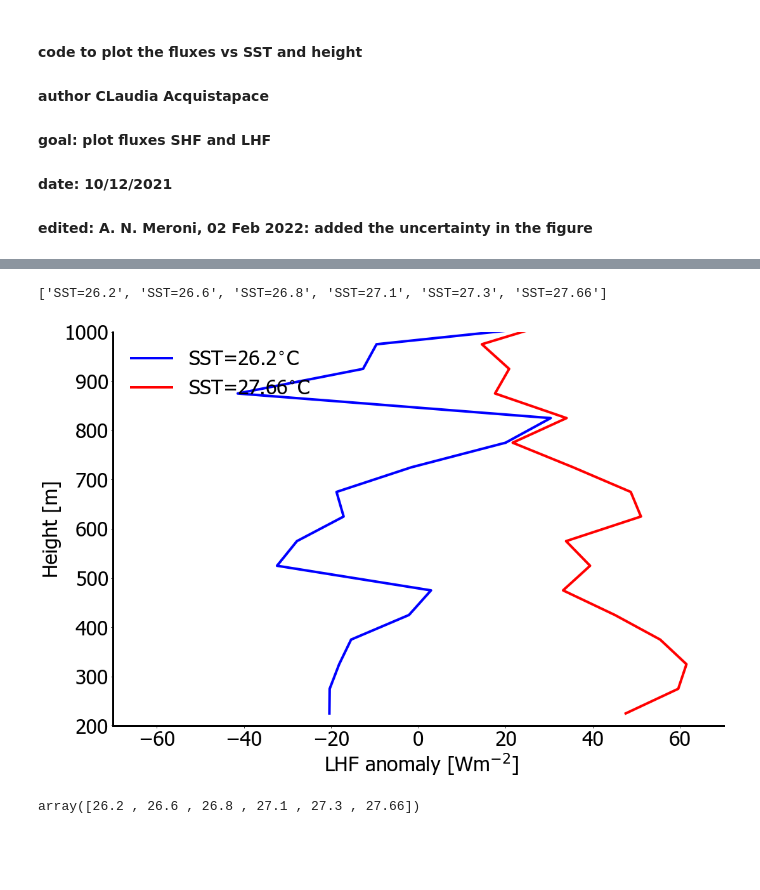
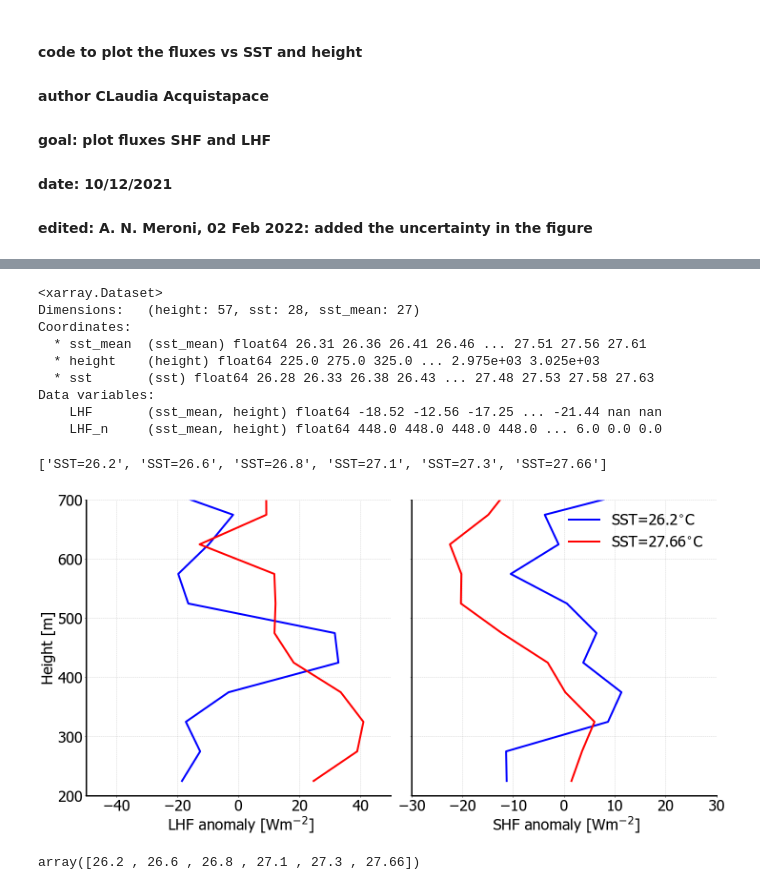
Before and after one commit to ClauClouds/SST-impact, a Jupyter notebook: plot_figure_fluxes_uncertainty.ipynb, the cells around one changed output, grey strips where cells are left out. Saved outputs shown, nothing was run; the diff lists cells and outputs as text; code cells hidden in the pictures; blank space fills up the shorter version.

Commit message:
plotting profiles on 10/90 percentile also for SHF

```diff
--- a/plot_figure_fluxes_uncertainty.ipynb
+++ b/plot_figure_fluxes_uncertainty.ipynb
@@ -54,7 +84,8 @@ def f_rebin_vars_new_sst_bins(dataset, varname, sst_bins_new):
     var_new_bins = np.zeros((len(sst_bins_new)-1, len(dataset.height.values)))
     var_new_bins.fill(np.nan)
     sst_mean_in_the_bin =  np.zeros((len(sst_bins_new)-1))
-
+    n_in_the_bins= np.zeros((len(sst_bins_new)-1, len(dataset.height.values)))
+    n_in_the_bins.fill(np.nan)
     # grouping data with respect to the rs sst bins
     for ind_arr_rs in range(len(sst_bins_new)-1):
         print(ind_arr_rs, len(sst_bins_new)-1)
@@ -78,6 +109,7 @@ def f_rebin_vars_new_sst_bins(dataset, varname, sst_bins_new):
         sum_weighted_var = data_sum.weighted_var.values
         weight = data_sum[varname+'_n'].values           # Compute the weight of the
         var_new_bins[ind_arr_rs,:] = sum_weighted_var/weight
+        n_in_the_bins[ind_arr_rs,:] = weight
         # summing the values in the new bins selected
         #sum_var_bins_dataset = arthus_sel.sum(dim='sst', skipna=True)
 
@@ -87,13 +119,16 @@ def f_rebin_vars_new_sst_bins(dataset, varname, sst_bins_new):
     # storing the new bin dataset in xarray and returning it
     var_new_bins_da = xr.DataArray(dims=['sst_mean', 'height'], coords={'sst_mean':sst_mean_in_the_bin, 'height':dataset.height.values}, data=var_new_bins,
                      attrs={'long_name':'sst divided by the number of values '})
-    variables = {varname+'_new_bins':var_new_bins_da}
+    weight_da = xr.DataArray(dims=['sst_mean', 'height'], coords={'sst_mean':sst_mean_in_the_bin, 'height':dataset.height.values}, data=n_in_the_bins,
+                     attrs={'long_name':'number of values in the bin'})
+    variables = {varname:var_new_bins_da,
+                varname+'_n': weight_da}
     var_dataset_new = xr.Dataset(data_vars = variables,
                                   coords = coords)
 
     return(var_dataset_new)
 sst_bins_new = np.asarray([26.2, 26.6, 26.8, 27.1, 27.3, 27.66])   # sst bins array of RS
 #sst_bins_new = np.asarray([26.4363, 27.4587])                   # SST 10th and 90th percentile
-LHF_new_data = f_rebin_vars_new_sst_bins(data, 'LHF', sst_bins_new)
-SHF_new_data = f_rebin_vars_new_sst_bins(data, 'SHF', sst_bins_new)
+LHF_new_data = f_rebin_vars_new_sst_bins(data, 'LHF', new_sst_arr)
+SHF_new_data = f_rebin_vars_new_sst_bins(data, 'SHF', new_sst_arr)
 # %% [output]
@@ -120,3 +206,15 @@ SHF_new_data = f_rebin_vars_new_sst_bins(data, 'SHF', sst_bins_new)
+# %%
+LHF_new_data
+# %% [output]
+<xarray.Dataset>
+Dimensions:   (height: 57, sst: 28, sst_mean: 27)
+Coordinates:
+  * sst_mean  (sst_mean) float64 26.31 26.36 26.41 26.46 ... 27.51 27.56 27.61
+  * height    (height) float64 225.0 275.0 325.0 ... 2.975e+03 3.025e+03
+  * sst       (sst) float64 26.28 26.33 26.38 26.43 ... 27.48 27.53 27.58 27.63
+Data variables:
+    LHF       (sst_mean, height) float64 -18.52 -12.56 -17.25 ... -21.44 nan nan
+    LHF_n     (sst_mean, height) float64 448.0 448.0 448.0 448.0 ... 6.0 0.0 0.0
 # %%
 
 path_out_plots = '/Volumes/Extreme SSD/work/006_projects/001_Prec_Trade_Cycle/SST_impact_work/plots_paper/'
@@ -138,45 +236,63 @@ dict_plot_settings = {
 # plots settings defined by user at the top
 labelsizeaxes   = dict_plot_settings['labelsizeaxes']
 fontSizeTitle   = dict_plot_settings['fontSizeTitle']
 fontSizeX       = dict_plot_settings['fontSizeX']
 fontSizeY       = dict_plot_settings['fontSizeY']
 cbarAspect      = dict_plot_settings['cbarAspect']
 fontSizeCbar    = dict_plot_settings['fontSizeCbar']
 rcParams['font.sans-serif'] = dict_plot_settings['rcparams_font']
 matplotlib.rcParams['savefig.dpi'] = dict_plot_settings['savefig_dpi']
 plt.rcParams.update({'font.size':dict_plot_settings['font_size']})
 grid = dict_plot_settings['grid']
 
-fig, axs = plt.subplots(1, figsize=(15,10), constrained_layout=True)#
+fig, axs = plt.subplots(1,2, figsize=(20,10), sharey=True, constrained_layout=True)#
 
 colors_binned_sst = ['blue', 'red']
 labels =[]
 for ind, el in enumerate(sst_bins_new):
     labels.append('SST='+str(el))
 print(labels)
 font = font_manager.FontProperties(family='Tahoma',
                                    weight='light',
                                    style='normal', size=12)
 
 
 #ax = fig.add_subplot(gs[0, 0])
 
-axs.plot(LHF_new_data.LHF_new_bins.values[0,:], LHF_new_data.height.values, color=colors_binned_sst[0], label=labels[0]+'$^{\circ}$C', linewidth=4, rasterized=True)
-axs.plot(LHF_new_data.LHF_new_bins.values[-1,:], LHF_new_data.height.values, color=colors_binned_sst[-1], label=labels[-1]+'$^{\circ}$C', linewidth=4, rasterized=True)
+axs[0].plot(LHF_new_data.LHF.values[0,:], LHF_new_data.height.values, color=colors_binned_sst[0], label=labels[0]+'$^{\circ}$C', linewidth=4, rasterized=True)
+axs[0].plot(LHF_new_data.LHF.values[-1,:], LHF_new_data.height.values, color=colors_binned_sst[-1], label=labels[-1]+'$^{\circ}$C', linewidth=4, rasterized=True)
 
-axs.legend(frameon=False, fontsize=fontSizeX, loc='upper left')
-axs.set_xlabel(" LHF anomaly [Wm$^{-2}$]", fontsize=fontSizeX)
-axs.set_ylabel("Height [m]", fontsize=fontSizeY)
-axs.set_xlim(-70.,70.)
-axs.set_ylim(200.,1000.)
+#axs[0].legend(frameon=False, fontsize=fontSizeX, loc='upper left')
+axs[0].set_xlabel(" LHF anomaly [Wm$^{-2}$]", fontsize=fontSizeX)
+axs[0].set_ylabel("Height [m]", fontsize=fontSizeY)
+axs[0].set_xlim(-50.,50.)
+axs[0].set_ylim(200.,700.)
+axs[0].grid(linestyle='--', color='grey', alpha=0.4)
 
-axs.spines["top"].set_visible(False)
-axs.spines["right"].set_visible(False)
-axs.spines["bottom"].set_linewidth(3)
-axs.spines["left"].set_linewidth(3)
+axs[0].spines["top"].set_visible(False)
+axs[0].spines["right"].set_visible(False)
+axs[0].spines["bottom"].set_linewidth(3)
+axs[0].spines["left"].set_linewidth(3)
+
+
+axs[1].plot(SHF_new_data.SHF.values[0,:], SHF_new_data.height.values, color=colors_binned_sst[0], label=labels[0]+'$^{\circ}$C', linewidth=4, rasterized=True)
+axs[1].plot(SHF_new_data.SHF.values[-1,:], SHF_new_data.height.values, color=colors_binned_sst[-1], label=labels[-1]+'$^{\circ}$C', linewidth=4, rasterized=True)
+axs[1].grid(linestyle='--', color='grey', alpha=0.4)
+axs[1].legend(frameon=False, fontsize=fontSizeX, loc='upper right')
+axs[1].set_xlabel(" SHF anomaly [Wm$^{-2}$]", fontsize=fontSizeX)
+#axs[1].set_ylabel("Height [m]", fontsize=fontSizeY)
+axs[1].set_xlim(-30.,30.)
+axs[1].set_ylim(200.,700.)
+
+axs[1].spines["top"].set_visible(False)
+axs[1].spines["right"].set_visible(False)
+axs[1].spines["bottom"].set_linewidth(3)
+axs[1].spines["left"].set_linewidth(3)
+
+
 #axs.set_title('a) RS', fontsize=32, fontweight='black')
-fig.savefig(path_out_plots+'LHF_over_sst_percentiles_R1.png')
+fig.savefig(path_out_plots+'LHF_SHF_over_sst_percentiles_R1.png')
 # %% [output]
 ['SST=26.2', 'SST=26.6', 'SST=26.8', 'SST=27.1', 'SST=27.3', 'SST=27.66']
-[figure, old version]
+[figure, new version]
 # %%
```
Also changed, not shown: parts of 5 cells of this notebook.
